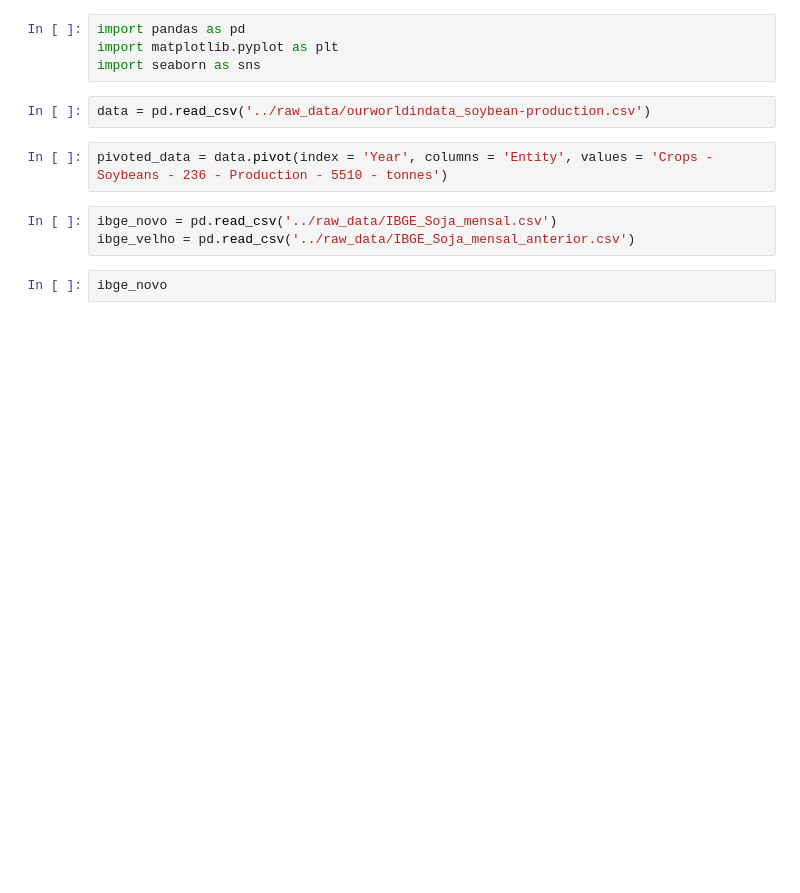
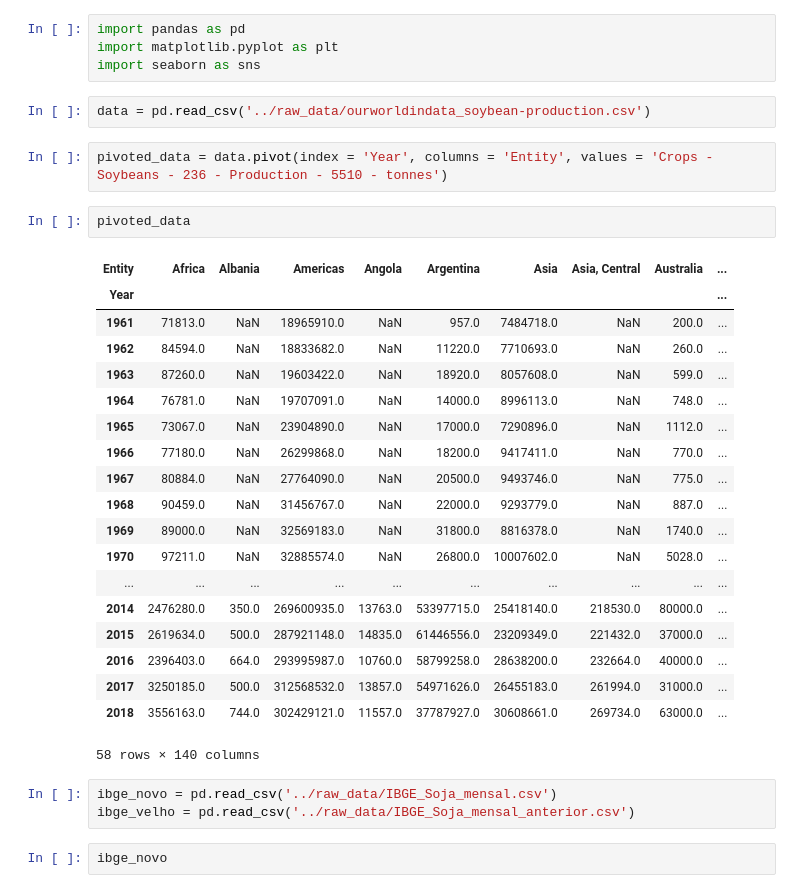
Before and after one commit to Megeve2022/project_commodity_prices, a Jupyter notebook: notebooks/AV_limpeza_tabela.ipynb, the cells around one changed output. Drawn from its saved outputs; the diff is of its cells as text; blank space fills up the shorter version.

```diff
--- a/notebooks/AV_limpeza_tabela_ibge.ipynb
+++ b/notebooks/AV_limpeza_tabela.ipynb
@@ -6,6 +6,28 @@ import seaborn as sns
 data = pd.read_csv('../raw_data/ourworldindata_soybean-production.csv')
 # %%
 pivoted_data = data.pivot(index = 'Year', columns = 'Entity', values = 'Crops - Soybeans - 236 - Production - 5510 - tonnes')
+# %%
+pivoted_data
+# %% [output]
+| Entity | Africa | Albania | Americas | Angola | Argentina | Asia | Asia, Central | Australia | ... |
+| Year |  |  |  |  |  |  |  |  | ... |
+| 1961 | 71813.0 | NaN | 18965910.0 | NaN | 957.0 | 7484718.0 | NaN | 200.0 | ... |
+| 1962 | 84594.0 | NaN | 18833682.0 | NaN | 11220.0 | 7710693.0 | NaN | 260.0 | ... |
+| 1963 | 87260.0 | NaN | 19603422.0 | NaN | 18920.0 | 8057608.0 | NaN | 599.0 | ... |
+| 1964 | 76781.0 | NaN | 19707091.0 | NaN | 14000.0 | 8996113.0 | NaN | 748.0 | ... |
+| 1965 | 73067.0 | NaN | 23904890.0 | NaN | 17000.0 | 7290896.0 | NaN | 1112.0 | ... |
+| 1966 | 77180.0 | NaN | 26299868.0 | NaN | 18200.0 | 9417411.0 | NaN | 770.0 | ... |
+| 1967 | 80884.0 | NaN | 27764090.0 | NaN | 20500.0 | 9493746.0 | NaN | 775.0 | ... |
+| 1968 | 90459.0 | NaN | 31456767.0 | NaN | 22000.0 | 9293779.0 | NaN | 887.0 | ... |
+| 1969 | 89000.0 | NaN | 32569183.0 | NaN | 31800.0 | 8816378.0 | NaN | 1740.0 | ... |
+| 1970 | 97211.0 | NaN | 32885574.0 | NaN | 26800.0 | 10007602.0 | NaN | 5028.0 | ... |
+| ... | ... | ... | ... | ... | ... | ... | ... | ... | ... |
+| 2014 | 2476280.0 | 350.0 | 269600935.0 | 13763.0 | 53397715.0 | 25418140.0 | 218530.0 | 80000.0 | ... |
+| 2015 | 2619634.0 | 500.0 | 287921148.0 | 14835.0 | 61446556.0 | 23209349.0 | 221432.0 | 37000.0 | ... |
+| 2016 | 2396403.0 | 664.0 | 293995987.0 | 10760.0 | 58799258.0 | 28638200.0 | 232664.0 | 40000.0 | ... |
+| 2017 | 3250185.0 | 500.0 | 312568532.0 | 13857.0 | 54971626.0 | 26455183.0 | 261994.0 | 31000.0 | ... |
+| 2018 | 3556163.0 | 744.0 | 302429121.0 | 11557.0 | 37787927.0 | 30608661.0 | 269734.0 | 63000.0 | ... |
+58 rows × 140 columns
 # %%
 ibge_novo = pd.read_csv('../raw_data/IBGE_Soja_mensal.csv')
 ibge_velho = pd.read_csv('../raw_data/IBGE_Soja_mensal_anterior.csv')
```
Also changed, not shown: parts of 1 cell of this notebook.
